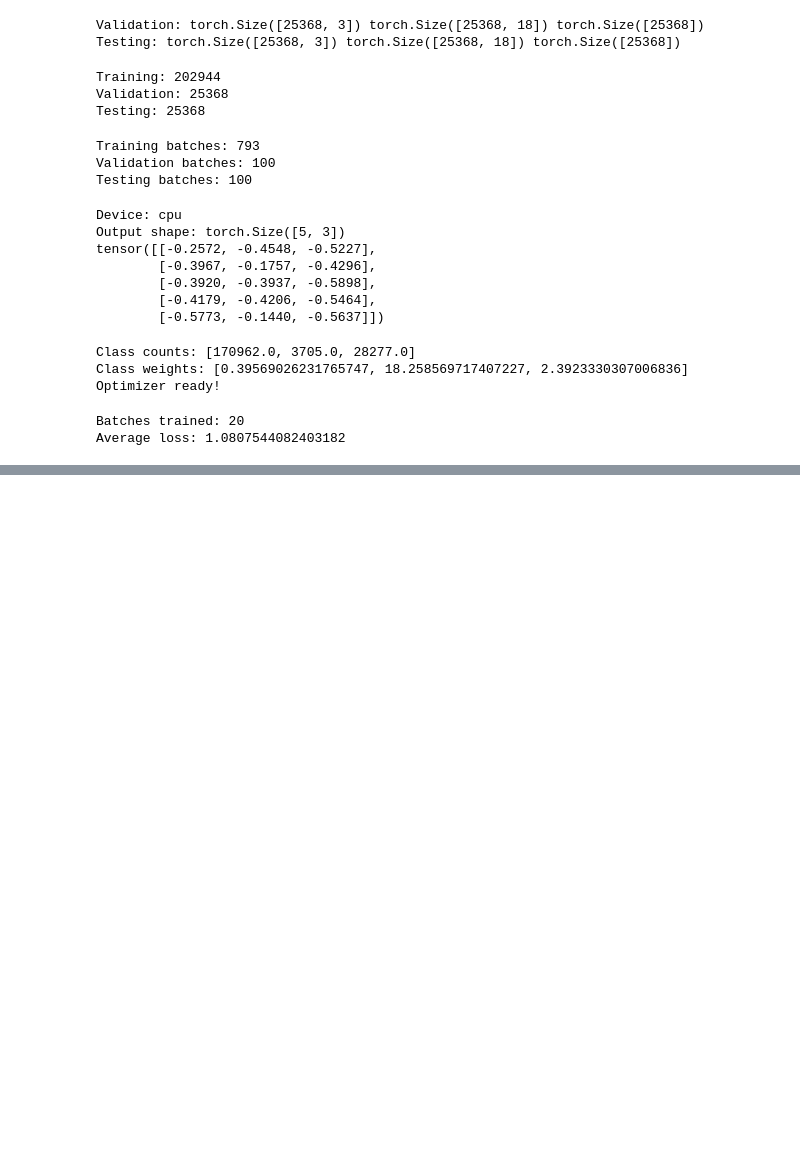
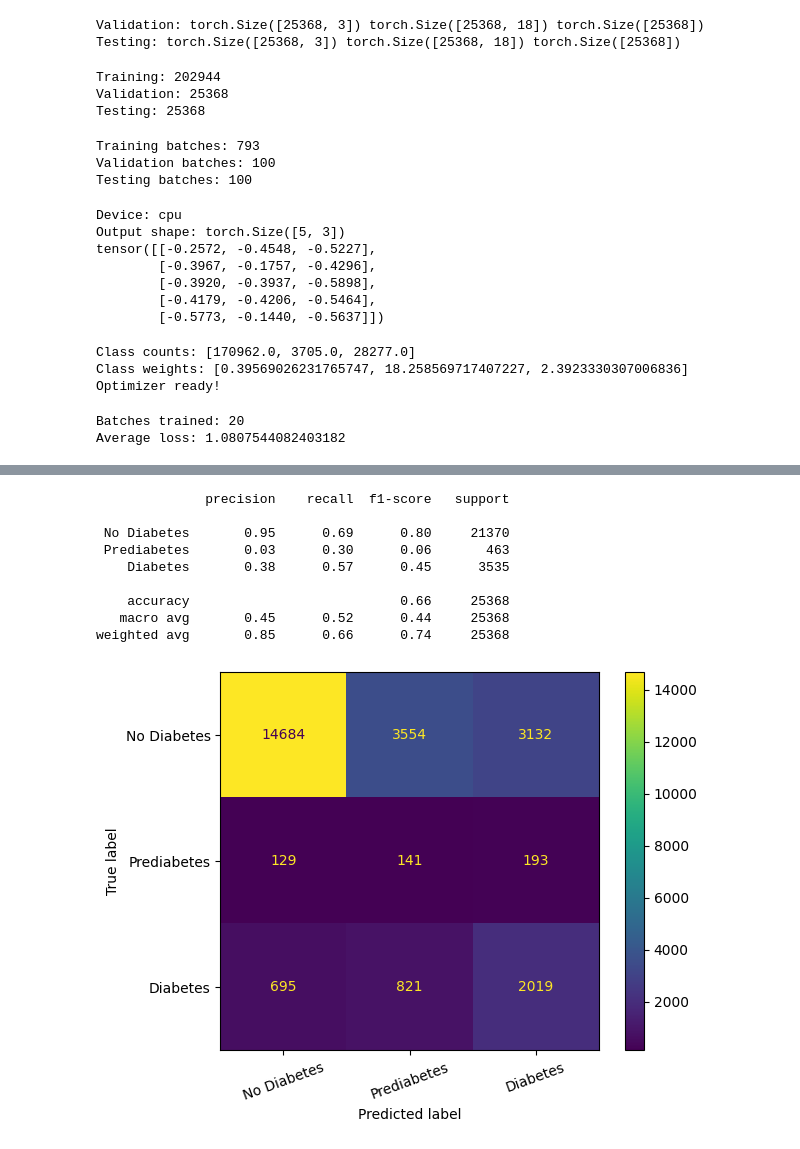
Before and after one commit to Progammingfrenzy/diabetes-ml-classification, a Jupyter notebook: Diabetes_FT_Transformer_Final.ipynb, the cells around one changed output, grey strips where cells are left out. Cells and saved outputs as stored; diff of their text form; code cells hidden in the pictures; blank space fills up the shorter version.

Commit message:
Evaluate FT-Transformer with square-root class weighting

```diff
--- a/Diabetes_FT_Transformer_Final.ipynb
+++ b/Diabetes_FT_Transformer_Final.ipynb
@@ -606,0 +739,75 @@ Average loss: 1.0807544082403182
+# %%
+
+from sklearn.metrics import classification_report, ConfusionMatrixDisplay
+import matplotlib.pyplot as plt
+
+# Reload the best model from Epoch 2
+model.load_state_dict(
+    torch.load(
+        "/content/ft_transformer_best.pth",
+        map_location=device,
+        weights_only=True
+    )
+)
+
+model.eval()
+
+actual = []
+predicted = []
+
+# Evaluate on validation data
+with torch.no_grad():
+    for num, cat, labels in val_loader:
+        outputs = model(
+            num.to(device),
+            cat.to(device)
+        )
+
+        predicted.extend(
+            outputs.argmax(dim=1).cpu().tolist()
+        )
+        actual.extend(labels.tolist())
+
+# Display performance for each diabetes class
+print(classification_report(
+    actual,
+    predicted,
+    labels=[0, 1, 2],
+    target_names=[
+        "No Diabetes",
+        "Prediabetes",
+        "Diabetes"
+    ],
+    zero_division=0
+))
+
+# Create confusion matrix
+ConfusionMatrixDisplay.from_predictions(
+    actual,
+    predicted,
+    labels=[0, 1, 2],
+    display_labels=[
+        "No Diabetes",
+        "Prediabetes",
+        "Diabetes"
+    ]
+)
+
+plt.xticks(rotation=20)
+plt.tight_layout()
+plt.savefig(
+    "/content/ft_transformer_val_confusion.png",
+    dpi=150
+)
+plt.show()
+# %% [output]
+              precision    recall  f1-score   support
+
+ No Diabetes       0.95      0.69      0.80     21370
+ Prediabetes       0.03      0.30      0.06       463
+    Diabetes       0.38      0.57      0.45      3535
+
+    accuracy                           0.66     25368
+   macro avg       0.45      0.52      0.44     25368
+weighted avg       0.85      0.66      0.74     25368
+[figure, added]
```
Also changed, not shown: parts of 5 cells of this notebook.
